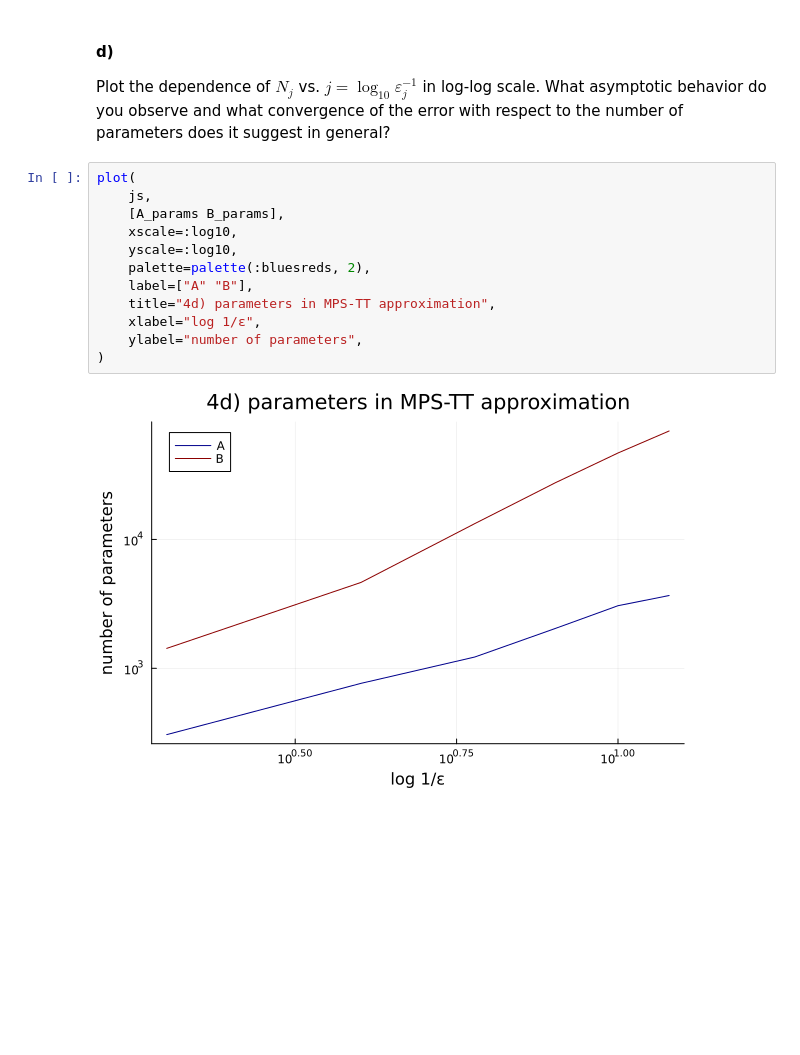
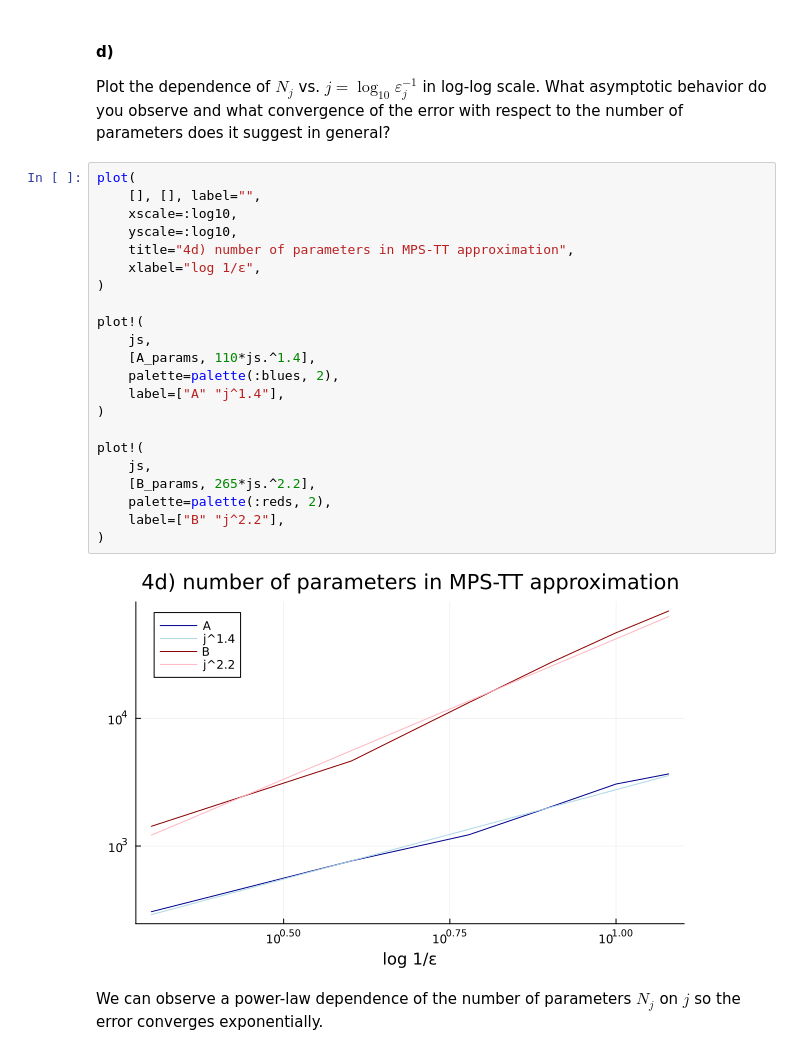
Before and after one commit to maxstollmayer/Tensor-Methods, a Jupyter notebook: hw05_stollmayer.ipynb, the cells around one changed output. Saved outputs shown, nothing was run; the diff lists cells and outputs as text; blank space fills up the shorter version.

```diff
--- a/hw05_stollmayer.ipynb
+++ b/hw05_stollmayer.ipynb
@@ -336,17 +338,29 @@ plot!(
 #### d)
 
 Plot the dependence of $N_j$ vs. $j = \log_{10} \varepsilon_j^{-1}$ in log-log scale. What asymptotic behavior do you observe and what convergence of the error with respect to the number of parameters does it suggest in general?
-# %%
-plot(
-    js,
-    [A_params B_params],
-    xscale=:log10,
-    yscale=:log10,
-    palette=palette(:bluesreds, 2),
-    label=["A" "B"],
-    title="4d) parameters in MPS-TT approximation",
-    xlabel="log 1/ε",
-    ylabel="number of parameters",
-)
-# %% [output]
-[figure, removed]
+# %%
+plot(
+    [], [], label="",
+    xscale=:log10,
+    yscale=:log10,
+    title="4d) number of parameters in MPS-TT approximation",
+    xlabel="log 1/ε",
+)
+
+plot!(
+    js,
+    [A_params, 110*js.^1.4],
+    palette=palette(:blues, 2),
+    label=["A" "j^1.4"],
+)
+
+plot!(
+    js,
+    [B_params, 265*js.^2.2],
+    palette=palette(:reds, 2),
+    label=["B" "j^2.2"],
+)
+# %% [output]
+[figure, added]
+# %% [markdown]
+We can observe a power-law dependence of the number of parameters $N_j$ on $j$ so the error converges exponentially.
```
Also changed, not shown: parts of 16 cells of this notebook.
